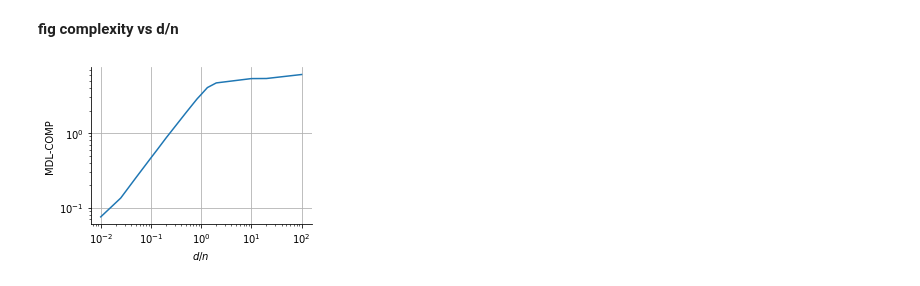
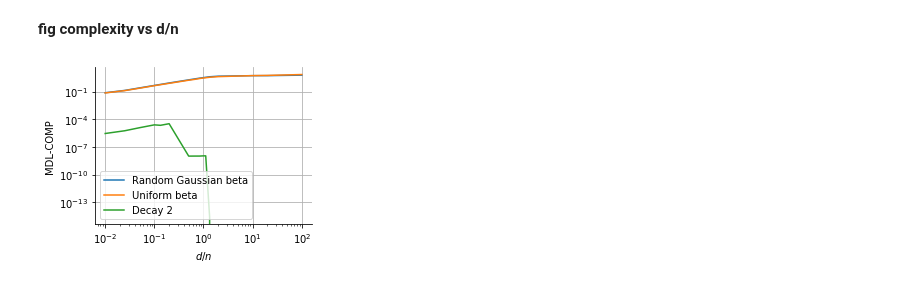
Before and after one commit to csinva/mdl-complexity, a Jupyter notebook: 07_explore_real.ipynb, the cells around one changed output. Saved outputs shown, nothing was run; the diff lists cells and outputs as text; code cells hidden in the pictures.

```diff
--- a/07_explore_real.ipynb
+++ b/07_explore_real.ipynb
@@ -69,21 +68,31 @@ r = {'mdl_comps': mdl_comps, 'n_train_over_num_features': n_train_over_num_featu
 # %% [markdown]
 **fig complexity vs d/n**
 # %%
-r = pkl.load(open(f'{dset}_mdl_comps.pkl', 'rb'))
 plt.figure(figsize=(4, 3))
 # plt.axhline(df.mse_zero.values[0], lw=4, color='gray', alpha=0.4, label='trivial')
 # plt.title('A', fontweight='bold', loc='left')
 #         plt.plot(curve.loss_val, curve.mse_test, **kwargs) #np.square(curve.bias) + curve['var'], **kwargs)
 plt.ylabel('MDL-COMP')
 plt.xlabel('$d / n$') #\n(Number of features / Number of training points)')
-plt.plot(1/np.array(r['n_train_over_num_features']), mdl_comps)
+
+
+
+r = pkl.load(open(f'intermediate/{dset}_mdl_comps.pkl', 'rb'))
+plt.plot(1/np.array(r['n_train_over_num_features']), r['mdl_comps'], label='Random Gaussian beta')
+r = pkl.load(open(f'intermediate/{dset}_mdl_comps_flat.pkl', 'rb'))
+plt.plot(1/np.array(r['n_train_over_num_features']), r['mdl_comps'], label='Uniform beta')
+r = pkl.load(open(f'intermediate/{dset}_mdl_comps_decay2.pkl', 'rb'))
+plt.plot(1/np.array(r['n_train_over_num_features']), r['mdl_comps'], label='Decay 2')
+plt.legend()
+
+
 ax = plt.subplot(111)
 ax.spines['right'].set_visible(False)
 ax.spines['top'].set_visible(False)
 plt.xscale('log')
 plt.yscale('log')
 plt.grid()
 plt.tight_layout()
 # plt.savefig(oj(save_dir, 'fig_iid_comp.pdf'))
 # %% [output]
-[figure, old version]
+[figure, new version]
```
Also changed, not shown: parts of 3 cells of this notebook, 3 other files.
